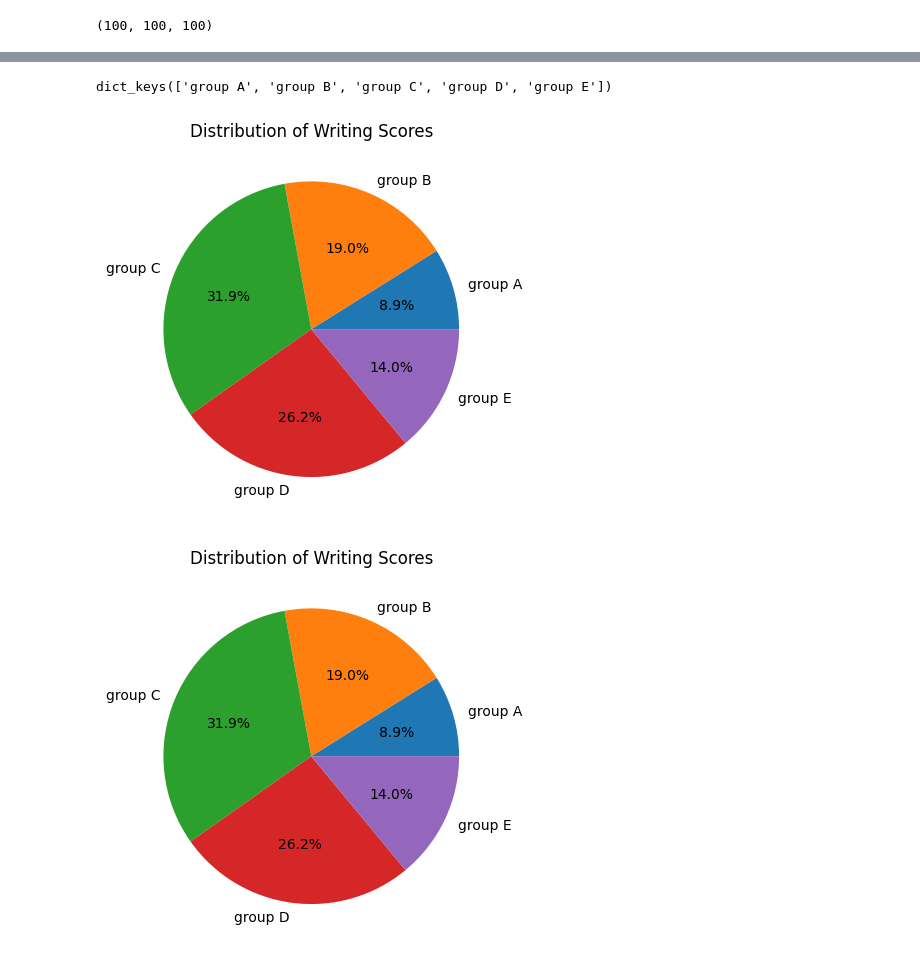
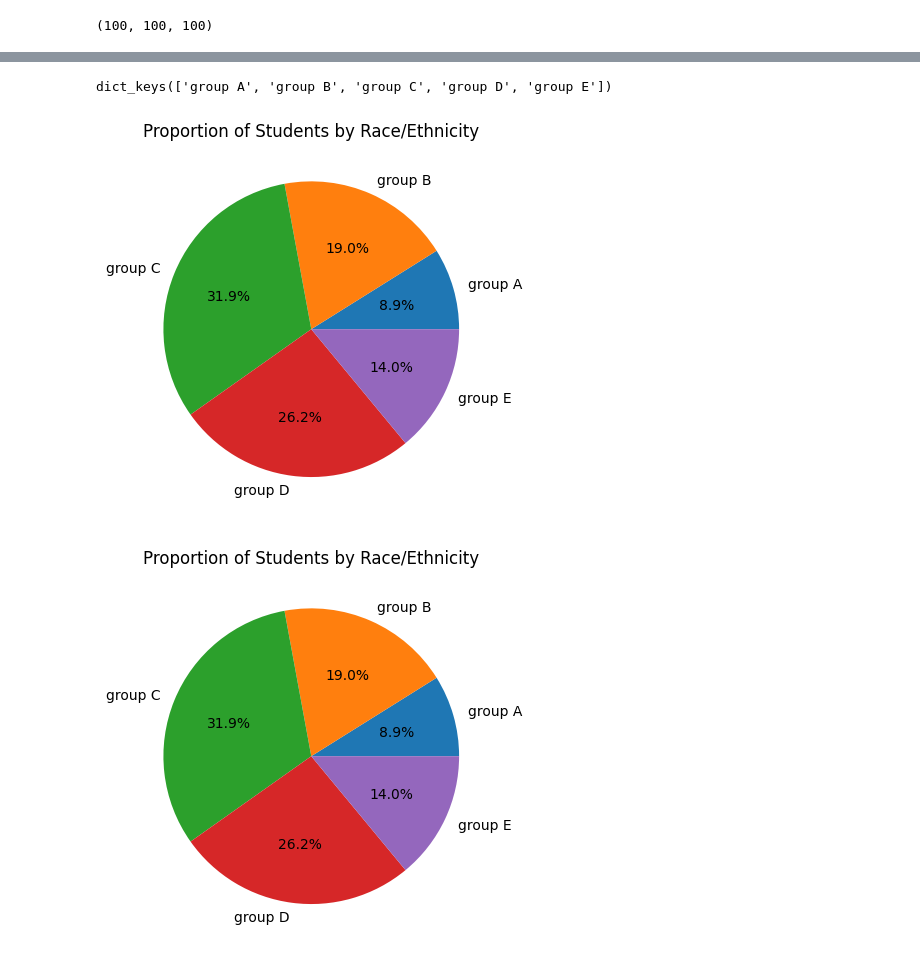
Before and after one commit to AkosGit/BEVADAT2022232, a Jupyter notebook: HAZI/HAZI04/HAZI04.ipynb, the cells around one changed output, grey strips where cells are left out. Drawn from its saved outputs; the diff is of its cells as text; code cells hidden in the pictures.

```diff
--- a/HAZI/HAZI04/HAZI04.ipynb
+++ b/HAZI/HAZI04/HAZI04.ipynb
@@ -284,14 +286,14 @@ függvény neve: ethnicity_pie_chart
 # %%
 def ethnicity_pie_chart(df_data:pd.DataFrame):
     new_df = df_data.copy()
     g=new_df.groupby(['race/ethnicity'])
     fig, ax = plt.subplots()
-    ax.set_title("Distribution of Writing Scores")
+    ax.set_title("Proportion of Students by Race/Ethnicity")
     print(g.groups.keys())
     ax.pie(g.count()["lunch"].values, labels=g.groups.keys(),autopct='%1.1f%%')
     return fig
 #ethnicity_pie_chart(df)
 # %% [output]
 dict_keys(['group A', 'group B', 'group C', 'group D', 'group E'])
-[figure, old version]
+[figure, new version]
-[figure, old version]
+[figure, new version]
```
Also changed, not shown: parts of 5 cells of this notebook, 1 other file.
